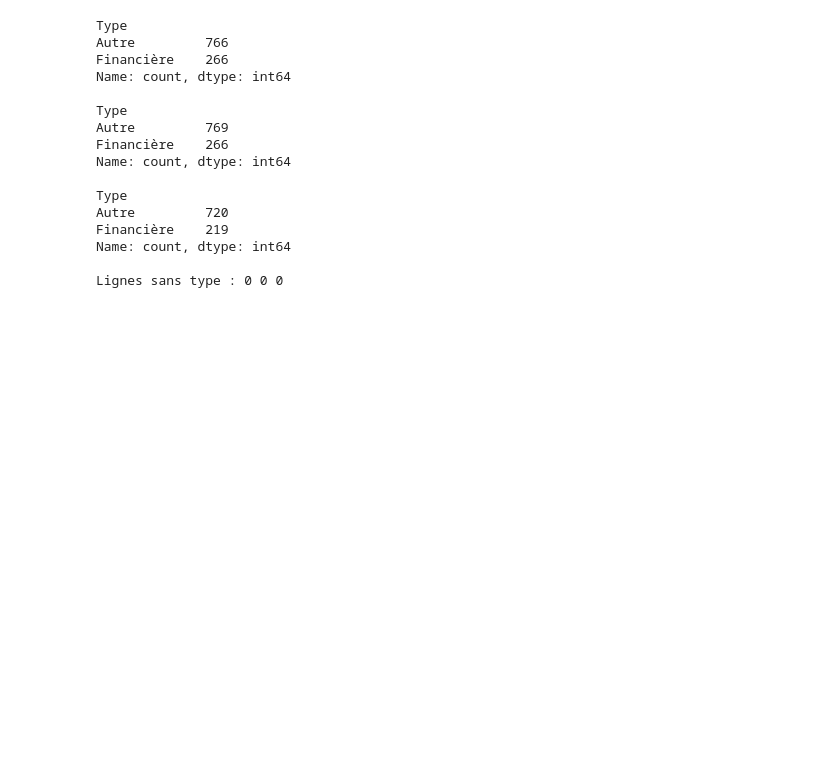
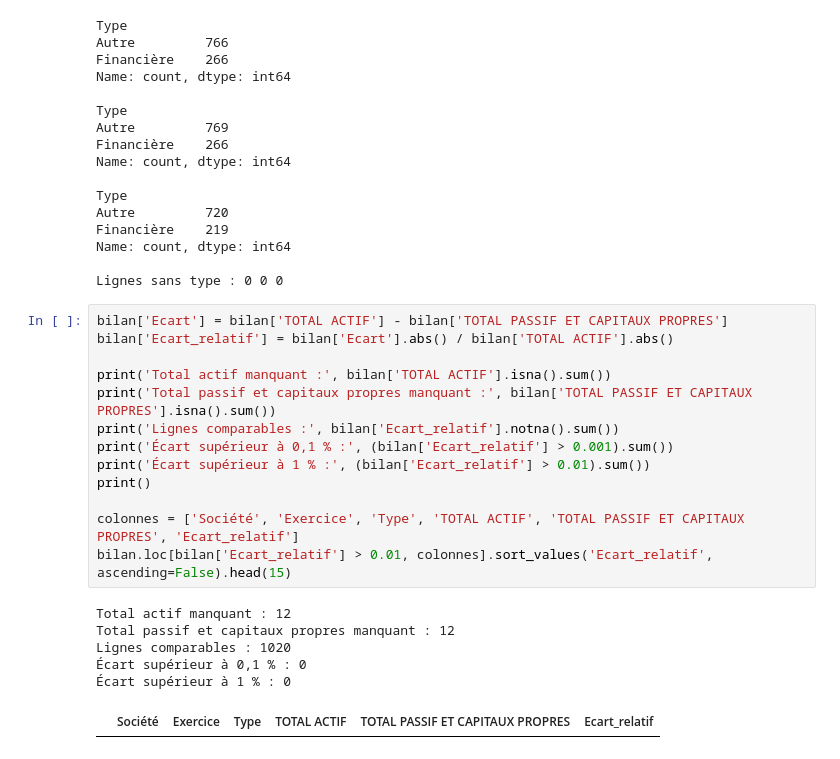
Before and after one commit to jeantheophileilboudo-rgb/brvm_analyse, a Jupyter notebook: notebooks/01_exploration.ipynb, the cells around one changed output. Cells and saved outputs as stored; diff of their text form; blank space fills up the shorter version.

Commit message:
Ajoute le type de sociétés et le controle du bilan

```diff
--- a/notebooks/01_exploration.ipynb
+++ b/notebooks/01_exploration.ipynb
@@ -265,3 +265,23 @@ Financière    219
 Name: count, dtype: int64
 
 Lignes sans type : 0 0 0
+# %%
+bilan['Ecart'] = bilan['TOTAL ACTIF'] - bilan['TOTAL PASSIF ET CAPITAUX PROPRES']
+bilan['Ecart_relatif'] = bilan['Ecart'].abs() / bilan['TOTAL ACTIF'].abs()
+
+print('Total actif manquant :', bilan['TOTAL ACTIF'].isna().sum())
+print('Total passif et capitaux propres manquant :', bilan['TOTAL PASSIF ET CAPITAUX PROPRES'].isna().sum())
+print('Lignes comparables :', bilan['Ecart_relatif'].notna().sum())
+print('Écart supérieur à 0,1 % :', (bilan['Ecart_relatif'] > 0.001).sum())
+print('Écart supérieur à 1 % :', (bilan['Ecart_relatif'] > 0.01).sum())
+print()
+
+colonnes = ['Société', 'Exercice', 'Type', 'TOTAL ACTIF', 'TOTAL PASSIF ET CAPITAUX PROPRES', 'Ecart_relatif']
+bilan.loc[bilan['Ecart_relatif'] > 0.01, colonnes].sort_values('Ecart_relatif', ascending=False).head(15)
+# %% [output]
+Total actif manquant : 12
+Total passif et capitaux propres manquant : 12
+Lignes comparables : 1020
+Écart supérieur à 0,1 % : 0
+Écart supérieur à 1 % : 0
+|  | Société | Exercice | Type | TOTAL ACTIF | TOTAL PASSIF ET CAPITAUX PROPRES | Ecart_relatif |
```
